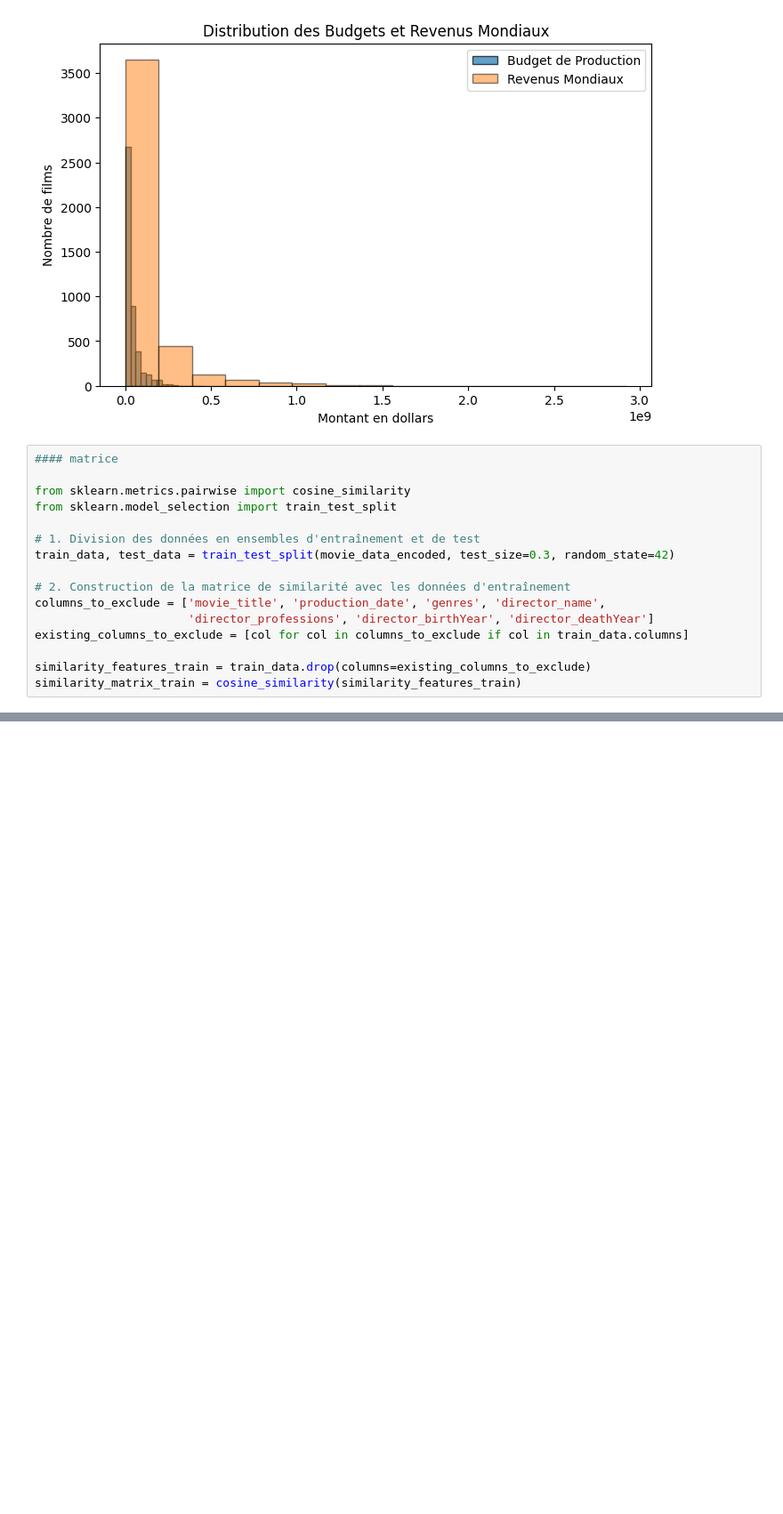
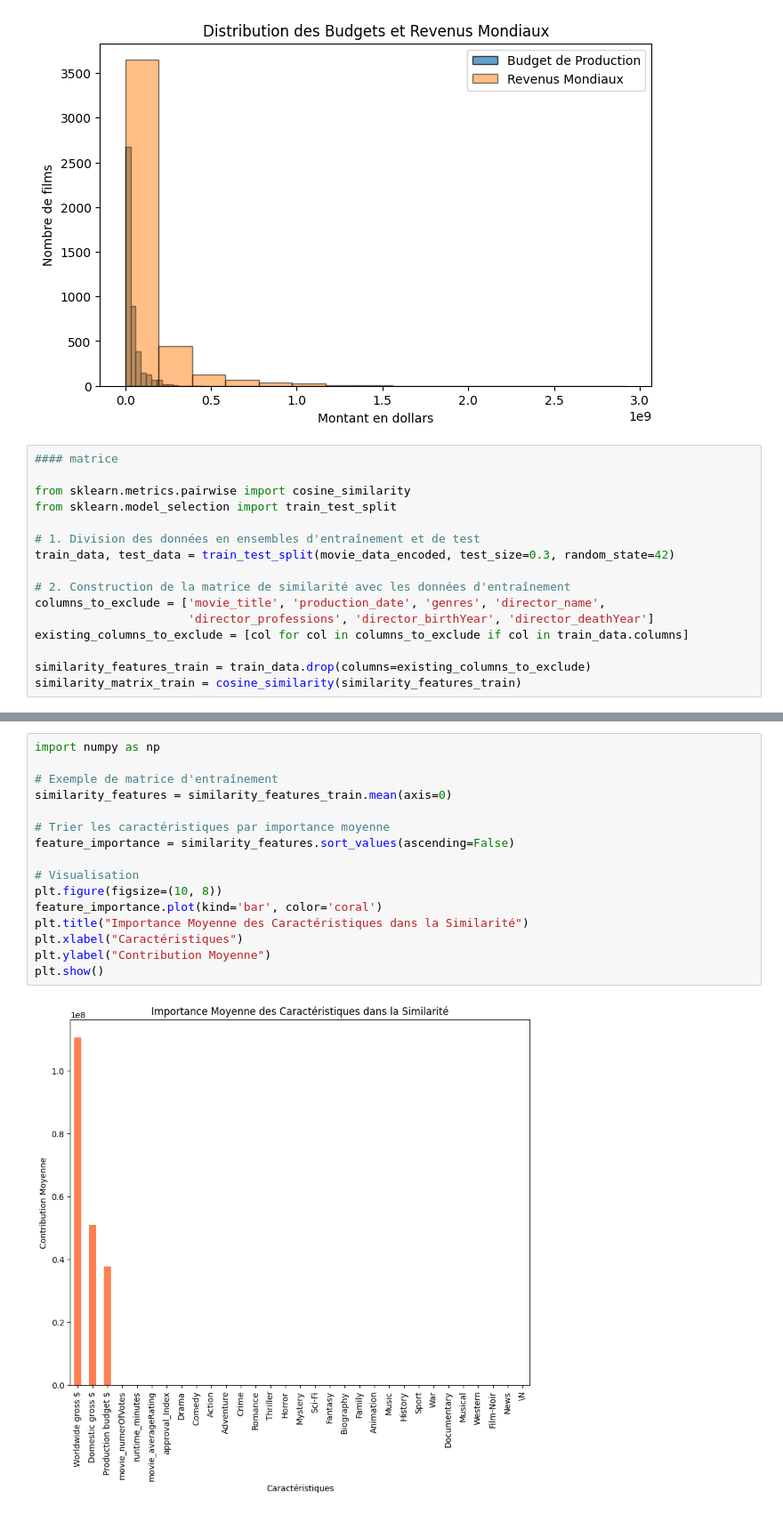
Before and after one commit to FredLuc12/MachineLearning_2, a Jupyter notebook: Projet_Perso/notebook/fichier.ipynb, the cells around one changed output, grey strips where cells are left out. Shown at 89% size. Drawn from its saved outputs; the diff is of its cells as text; blank space fills up the shorter version.

```diff
--- a/Projet_Perso/notebook/fichier.ipynb
+++ b/Projet_Perso/notebook/fichier.ipynb
@@ -130,0 +153,18 @@ similarity_matrix_train = cosine_similarity(similarity_features_train)
+# %%
+import numpy as np
+
+# Exemple de matrice d'entraînement
+similarity_features = similarity_features_train.mean(axis=0)
+
+# Trier les caractéristiques par importance moyenne
+feature_importance = similarity_features.sort_values(ascending=False)
+
+# Visualisation
+plt.figure(figsize=(10, 8))
+feature_importance.plot(kind='bar', color='coral')
+plt.title("Importance Moyenne des Caractéristiques dans la Similarité")
+plt.xlabel("Caractéristiques")
+plt.ylabel("Contribution Moyenne")
+plt.show()
+# %% [output]
+[figure, added]
```
Also changed, not shown: parts of 3 cells of this notebook.
